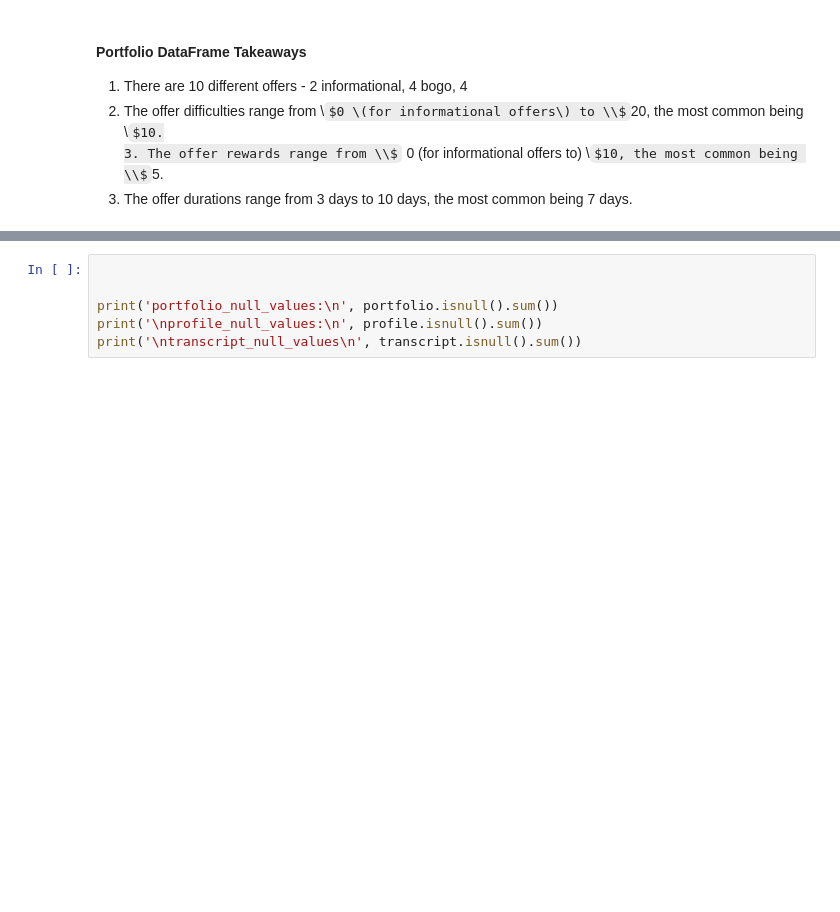
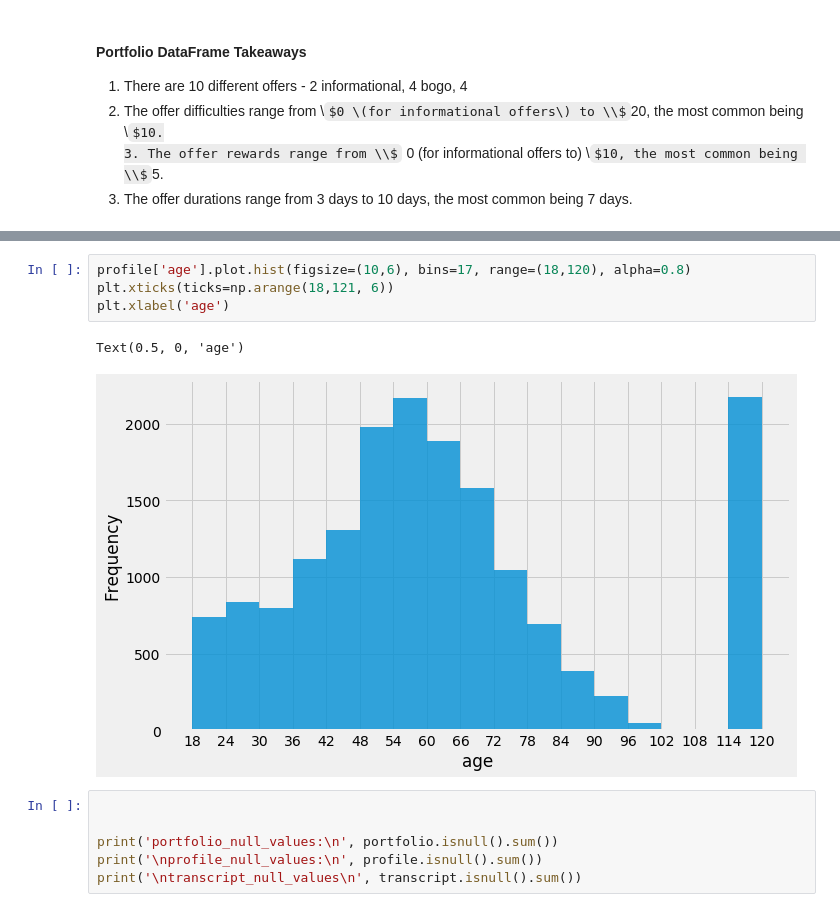
Before and after one commit to jnish23/Starbucks-Capstone, a Jupyter notebook: Starbucks_Capstone_notebook.ipynb, the cells around one changed output, grey strips where cells are left out. Saved outputs shown, nothing was run; the diff lists cells and outputs as text; some formulas as TeX source; blank space fills up the shorter version.

```diff
--- a/Starbucks_Capstone_notebook.ipynb
+++ b/Starbucks_Capstone_notebook.ipynb
@@ -187,3 +208,10 @@ Name: duration, dtype: int64
+# %%
+profile['age'].plot.hist(figsize=(10,6), bins=17, range=(18,120), alpha=0.8)
+plt.xticks(ticks=np.arange(18,121, 6))
+plt.xlabel('age')
+# %% [output]
+Text(0.5, 0, 'age')
+[figure, added]
 # %%
 
 
```
Also changed, not shown: parts of 11 cells of this notebook.
